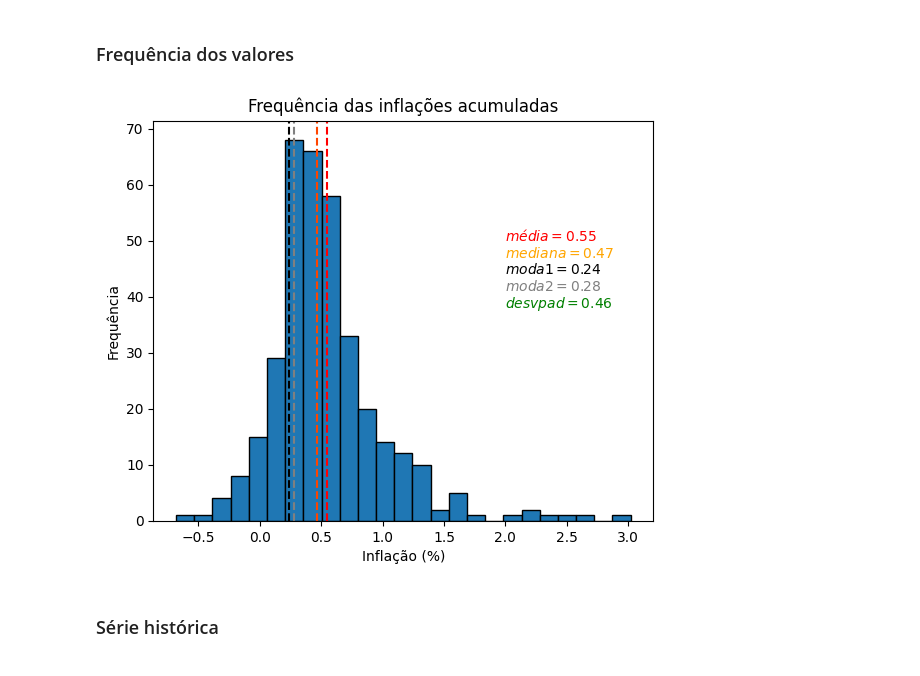
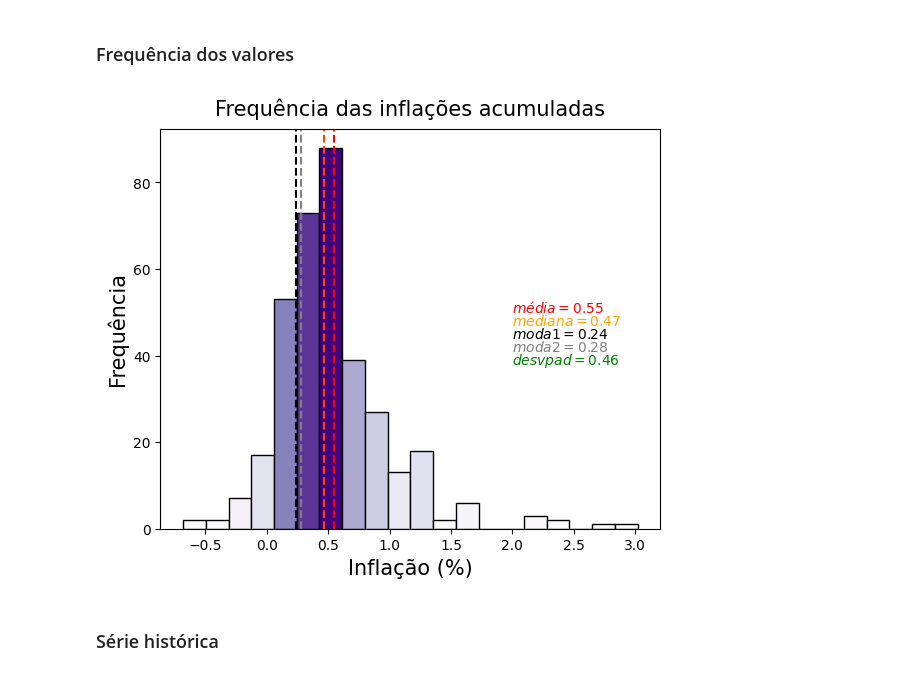
Before and after one commit to mths-andrade/inflacao, a Jupyter notebook: inflação.ipynb, the cells around one changed output. Drawn from its saved outputs; the diff is of its cells as text; code cells hidden in the pictures.

```diff
--- a/inflação.ipynb
+++ b/inflação.ipynb
@@ -12,7 +13,7 @@ import statsmodels.formula.api as smf
 # %% [markdown]
 ### Lendo o arquivo CSV
 # %%
-df=pd.read_csv('inflacao.csv')
+df=pd.read_csv('https://raw.githubusercontent.com/mths-andrade/inflacao/main/inflacao.csv')
 # %% [markdown]
 ### Convertendo as datas e números
 # %%
@@ -103,32 +104,41 @@ A média da inflação acumulada é de 0.55%, enquanto o mínimo é de -0.68% em
 # %%
 fig = plt.figure(figsize=(5,4))
 eixo = fig.add_axes([0,0,1,1])
 mu, med, desv, moda = media, mediana, desv_pad, moda
 
-eixo.hist(df['inflacao'],bins=25,edgecolor='black')
-eixo.set_xlabel('Inflação (%)')
-eixo.set_ylabel('Frequência')
-eixo.set_title('Frequência das inflações acumuladas')
+
+N, bins, patches = eixo.hist(df['inflacao'], bins=20, edgecolor='black')
+eixo.set_title('Frequência das inflações acumuladas', fontsize=15, pad=10)
+eixo.set_xlabel('Inflação (%)', fontsize=15)
+eixo.set_ylabel('Frequência', fontsize=15)
+
+fracs = N / N.max()
+
+norm = colors.Normalize(fracs.min(), fracs.max())
+
+for thisfrac, thispatch in zip(fracs, patches):
+    color = plt.cm.Purples(norm(thisfrac))
+    thispatch.set_facecolor(color)
 
 eixo.annotate('$média = {0:.2f}$'.format(mu),
                xy=(2.0, 50), fontsize=10, color='red')
 eixo.annotate('$mediana = {0:.2f}$'.format(med),
                xy=(2.0, 47), fontsize=10, color='orange')
 eixo.annotate('$moda1 = {0:.2f}$'.format(moda1),
                xy=(2.0, 44), fontsize=10, color='black')
 eixo.annotate('$moda2 = {0:.2f}$'.format(moda2),
                xy=(2.0, 41), fontsize=10,color='gray')
 eixo.annotate('$desvpad = {0:.2f}$'.format(desv),
                xy=(2.0, 38), fontsize=10,color='green')
 
 eixo.axvline(mu, color = 'red', linestyle='--')
 eixo.axvline(med, color='orangered', linestyle='--')
 eixo.axvline(moda1, color='black', linestyle='--')
 eixo.axvline(moda2, color='gray', linestyle='--')
 
 plt.show()
 # %% [output]
-[figure, old version]
+[figure, new version]
 # %% [markdown]
 ### Série histórica
 # %%
```
Also changed, not shown: parts of 15 cells of this notebook.
